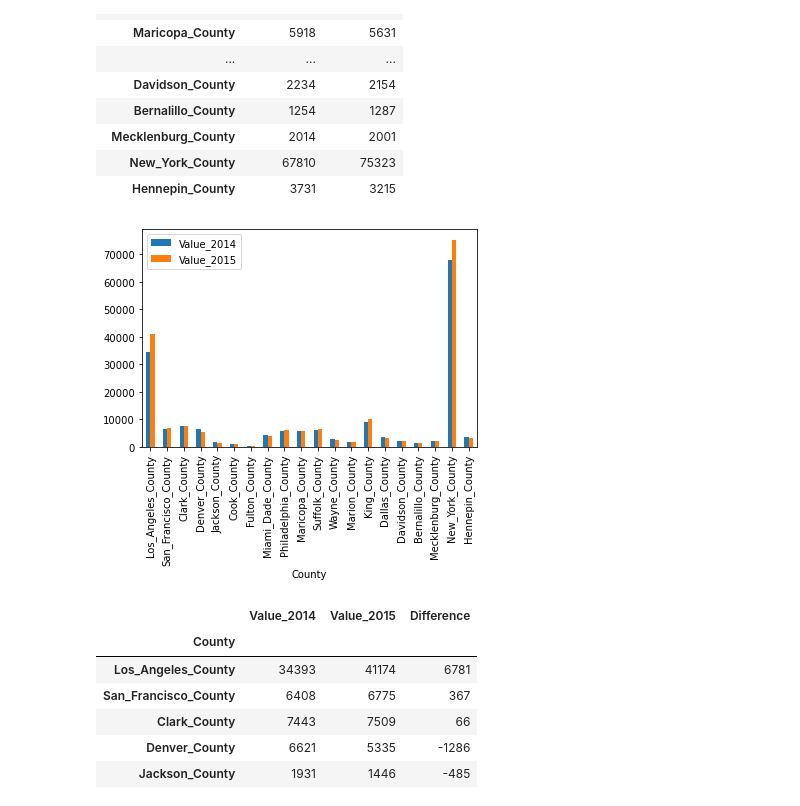
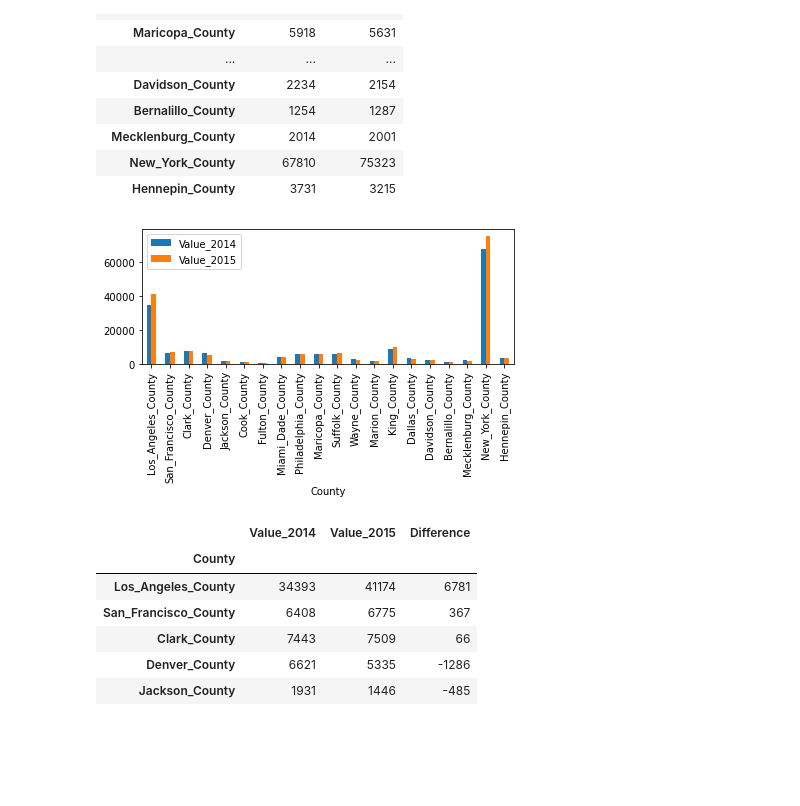
Before and after one commit to kylagelev/Homelessness-Weather, a Jupyter notebook: Jupyter_Notebooks/Homelessness_Data.ipynb, the cells around one changed output. Drawn from its saved outputs; the diff is of its cells as text; code cells hidden in the pictures; blank space fills up the shorter version.

```diff
--- a/Homelessness_Data.ipynb
+++ b/Jupyter_Notebooks/Homelessness_Data.ipynb
@@ -150,12 +151,13 @@ merged_homelessness
 | Hennepin_County | 3731 | 3215 |
 # %%
 homeless_bar_plot = merged_homelessness.plot(kind = 'bar')
+plt.tight_layout()
 
 #png
 output_data_file = 'Figures/homeless_bar_plot.png'
 plt.savefig(output_data_file)
 # %% [output]
-[figure, old version]
+[figure, new version]
 # %%
 merged_homelessness['Difference'] = merged_homelessness['Value_2015'].sub(merged_homelessness['Value_2014'], axis = 0)
 merged_homelessness
```
Also changed, not shown: parts of 6 cells of this notebook, 5 other files.
